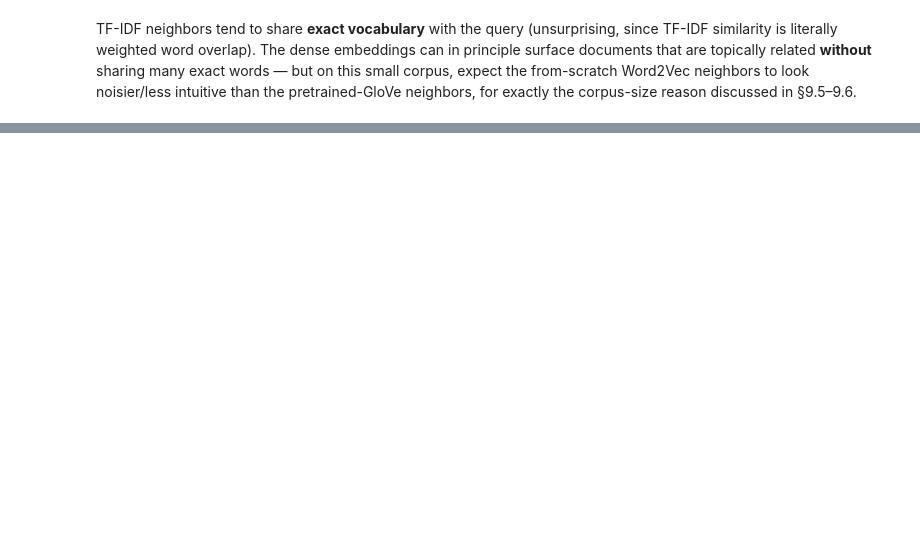
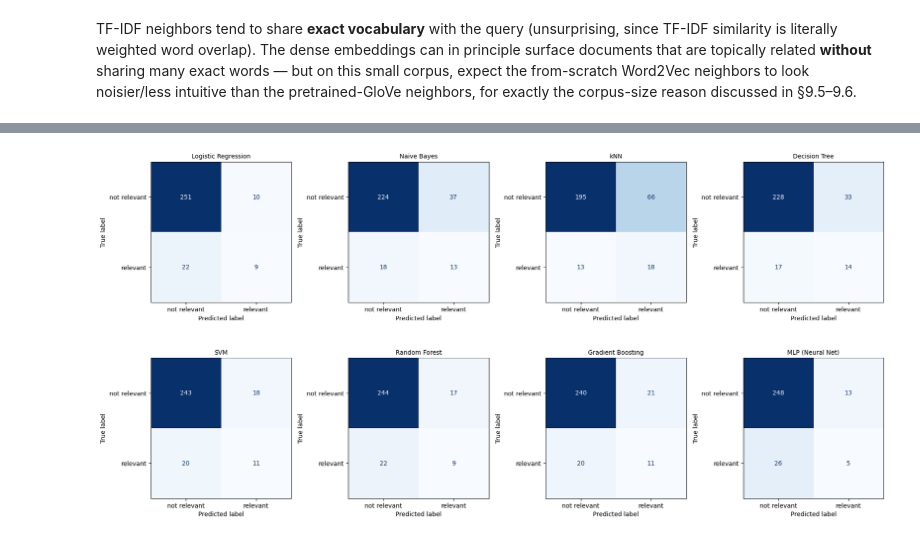
Before and after one commit to Jero2110/NLP_Phase02, a Jupyter notebook: analysis/analysis.ipynb, the cells around one changed output, grey strips where cells are left out. Drawn from its saved outputs; the diff is of its cells as text; code cells hidden in the pictures; blank space fills up the shorter version.

```diff
--- a/analysis/analysis.ipynb
+++ b/analysis/analysis.ipynb
@@ -555,10 +610,6 @@ def load_cisi(path):
 
     if is_git:
         print(f"Detectada ruta remota (Git): {path_str}")
-
-        if not path_str.endswith("CISI.ALL"):
-
-            path_str = f"{path_str.rstrip('/')}/CISI.ALL"
 
         try:
             req = urllib.request.Request(
@@ -1148,0 +1196,3 @@ risky, and borrowing pretrained ones (GloVe) is the more reliable choice.
+# %%
+processed_df["clean_text"] = processed_df["lemmas"].apply(lambda toks: " ".join(toks))
+processed_df[["doc_id", "clean_text"]].head(3)
@@ -1148,0 +1260,15 @@ risky, and borrowing pretrained ones (GloVe) is the more reliable choice.
+# %%
+
+X_text = processed_df["clean_text"].values
+y = processed_df["label"].values
+
+X_train_text, X_test_text, y_train, y_test = train_test_split(
+    X_text, y, test_size=0.2, stratify=y, random_state=RANDOM_STATE
+)
+
+tfidf = TfidfVectorizer(min_df=2, max_df=0.9)
+X_train = tfidf.fit_transform(X_train_text)
+X_test = tfidf.transform(X_test_text)
+
+print(f"Train: {X_train.shape[0]} docs  |  Test: {X_test.shape[0]} docs  |  Features: {X_train.shape[1]}")
+print(f"Train positive rate: {y_train.mean():.1%}  |  Test positive rate: {y_test.mean():.1%}")
@@ -1148,0 +1483,15 @@ risky, and borrowing pretrained ones (GloVe) is the more reliable choice.
+# %%
+
+fig, axes = plt.subplots(2, 4, figsize=(18, 9))
+axes = axes.ravel()
+
+for ax, (name, info) in zip(axes, fitted_models.items()):
+    cm = confusion_matrix(y_test, info["y_pred"])
+    disp = ConfusionMatrixDisplay(confusion_matrix=cm, display_labels=["not relevant", "relevant"])
+    disp.plot(ax=ax, colorbar=False, cmap="Blues")
+    ax.set_title(name, fontsize=10)
+
+plt.tight_layout()
+plt.show()
+# %% [output]
+[figure, added]
```
Also changed, not shown: parts of 41 cells of this notebook, 1 other file.
